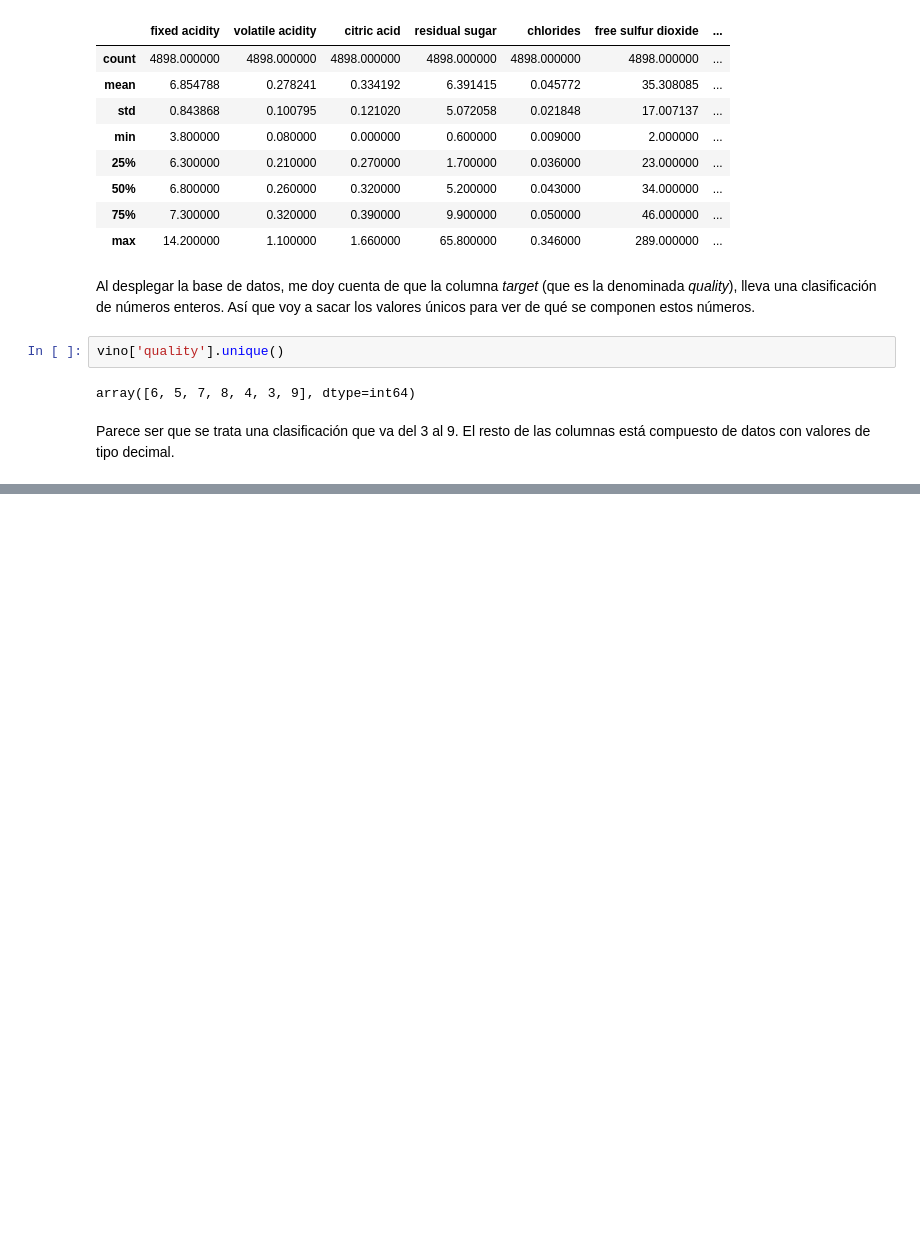
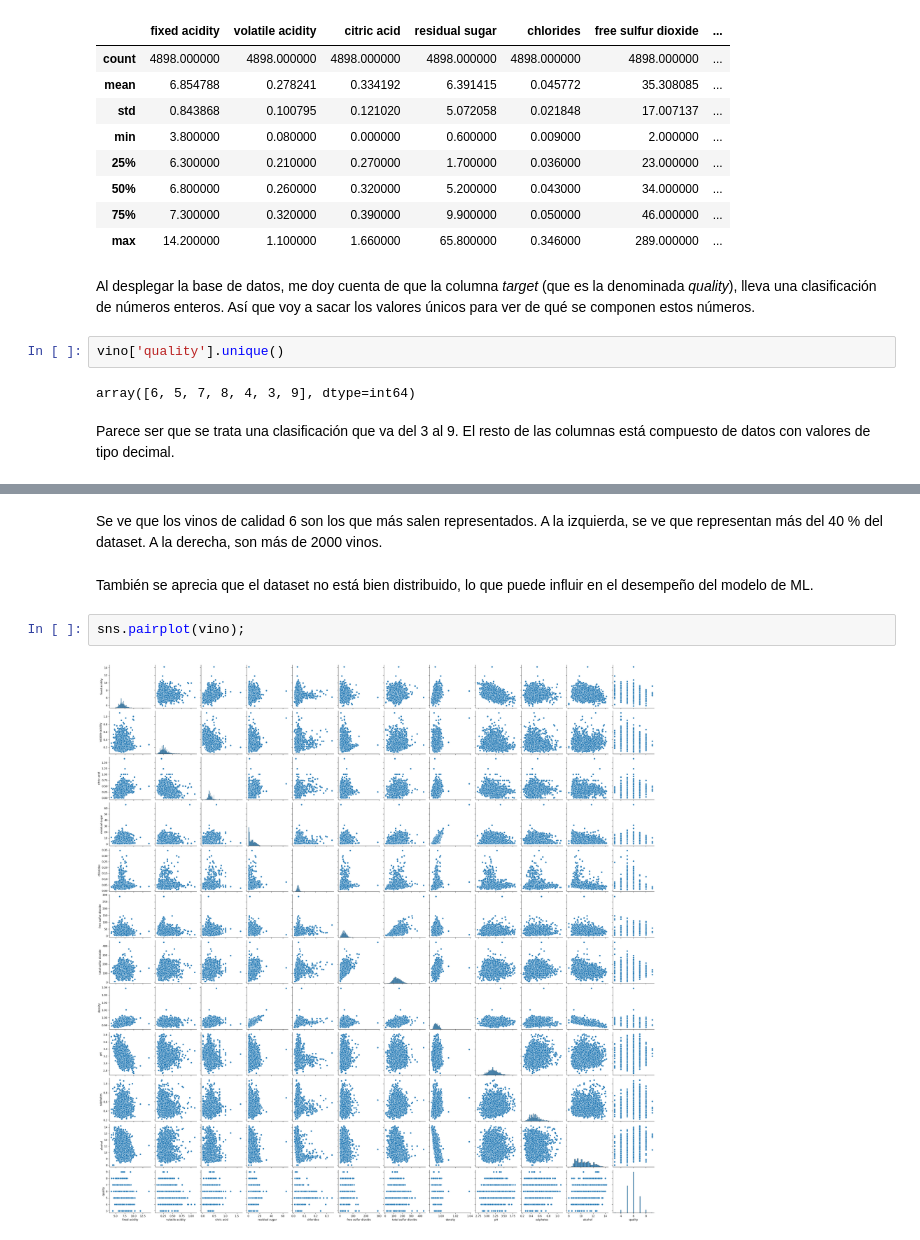
Before and after one commit to Vihelmet/Analisis_calidad_vino_blanco_ML, a Jupyter notebook: notebooks/01_EDA.ipynb, the cells around one changed output, grey strips where cells are left out. Drawn from its saved outputs; the diff is of its cells as text; blank space fills up the shorter version.

```diff
--- a/notebooks/01_EDA.ipynb
+++ b/notebooks/01_EDA.ipynb
@@ -72,0 +88,8 @@ Parece ser que se trata una clasificación que va del 3 al 9. El resto de las co
+# %% [markdown]
+Se ve que los vinos de calidad 6 son los que más salen representados. A la izquierda, se ve que representan más del 40 % del dataset. A la derecha, son más de 2000 vinos.
+# %% [markdown]
+También se aprecia que el dataset no está bien distribuido, lo que puede influir en el desempeño del modelo de ML.
+# %%
+sns.pairplot(vino);
+# %% [output]
+[figure, added]
```
Also changed, not shown: parts of 4 cells of this notebook.
